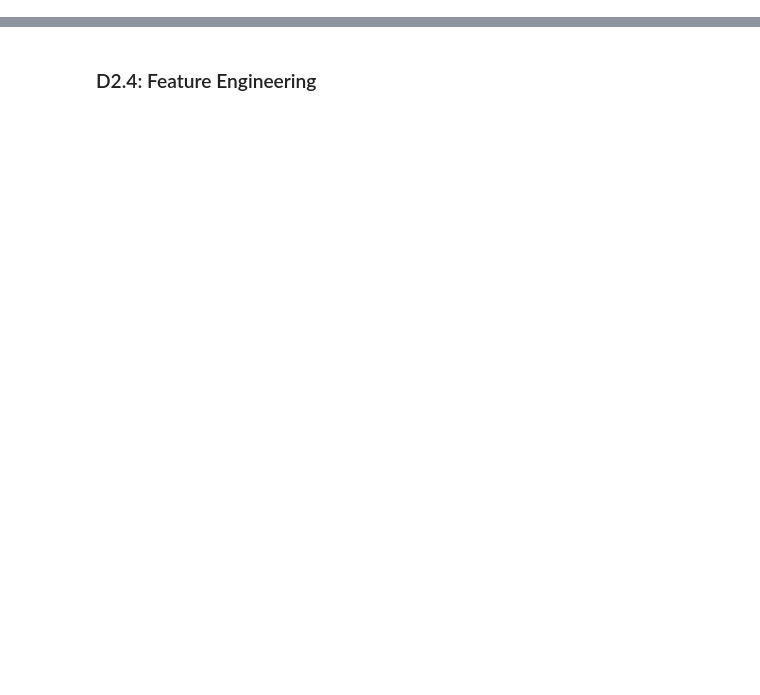
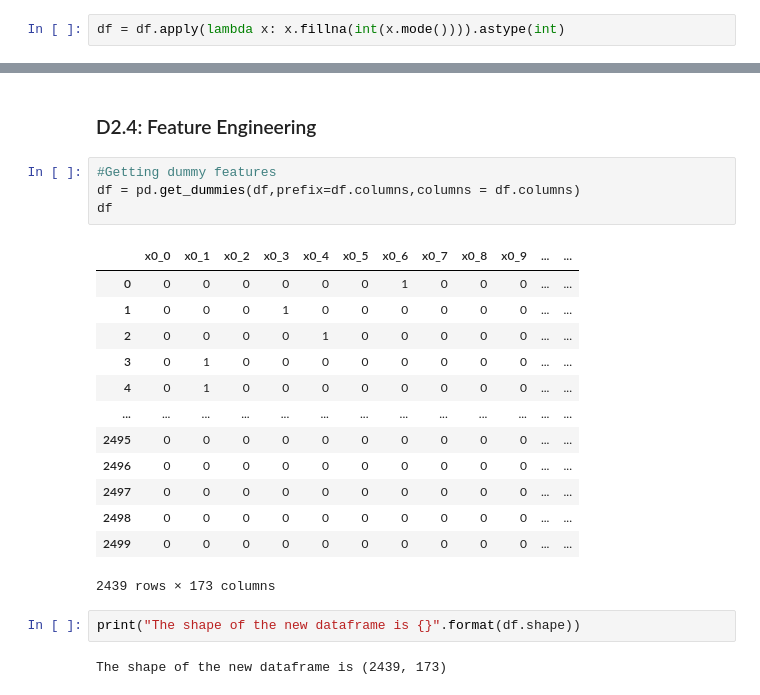
Before and after one commit to Swapnendu-ai/MachineLearningProject, a Jupyter notebook: DataPreparation.ipynb, the cells around one changed output, grey strips where cells are left out. Saved outputs shown, nothing was run; the diff lists cells and outputs as text; blank space fills up the shorter version.

```diff
--- a/DataPreparation.ipynb
+++ b/DataPreparation.ipynb
@@ -361,5 +361,7 @@ total_nan = np.sum(np.sum(df.isnull()))
 print('Total non-numeric entries: {}'.format(total_nan))
 # %% [output]
 Total non-numeric entries: 483
+# %%
+df = df.apply(lambda x: x.fillna(int(x.mode()))).astype(int)
 # %%
 total_nan = np.sum(np.sum(df.isnull()))
@@ -369,2 +371,24 @@ SyntaxError: unexpected EOF while parsing (<ipython-input-13-90f57ef19903>, line
 # %% [markdown]
 ### D2.4: Feature Engineering
+# %%
+#Getting dummy features
+df = pd.get_dummies(df,prefix=df.columns,columns = df.columns)
+df
+# %% [output]
+|  | x0_0 | x0_1 | x0_2 | x0_3 | x0_4 | x0_5 | x0_6 | x0_7 | x0_8 | x0_9 | ... | ... |
+| 0 | 0 | 0 | 0 | 0 | 0 | 0 | 1 | 0 | 0 | 0 | ... | ... |
+| 1 | 0 | 0 | 0 | 1 | 0 | 0 | 0 | 0 | 0 | 0 | ... | ... |
+| 2 | 0 | 0 | 0 | 0 | 1 | 0 | 0 | 0 | 0 | 0 | ... | ... |
+| 3 | 0 | 1 | 0 | 0 | 0 | 0 | 0 | 0 | 0 | 0 | ... | ... |
+| 4 | 0 | 1 | 0 | 0 | 0 | 0 | 0 | 0 | 0 | 0 | ... | ... |
+| ... | ... | ... | ... | ... | ... | ... | ... | ... | ... | ... | ... | ... |
+| 2495 | 0 | 0 | 0 | 0 | 0 | 0 | 0 | 0 | 0 | 0 | ... | ... |
+| 2496 | 0 | 0 | 0 | 0 | 0 | 0 | 0 | 0 | 0 | 0 | ... | ... |
+| 2497 | 0 | 0 | 0 | 0 | 0 | 0 | 0 | 0 | 0 | 0 | ... | ... |
+| 2498 | 0 | 0 | 0 | 0 | 0 | 0 | 0 | 0 | 0 | 0 | ... | ... |
+| 2499 | 0 | 0 | 0 | 0 | 0 | 0 | 0 | 0 | 0 | 0 | ... | ... |
+2439 rows × 173 columns
+# %%
+print("The shape of the new dataframe is {}".format(df.shape))
+# %% [output]
+The shape of the new dataframe is (2439, 173)
```
Also changed, not shown: parts of 1 cell of this notebook, 1 other file.
